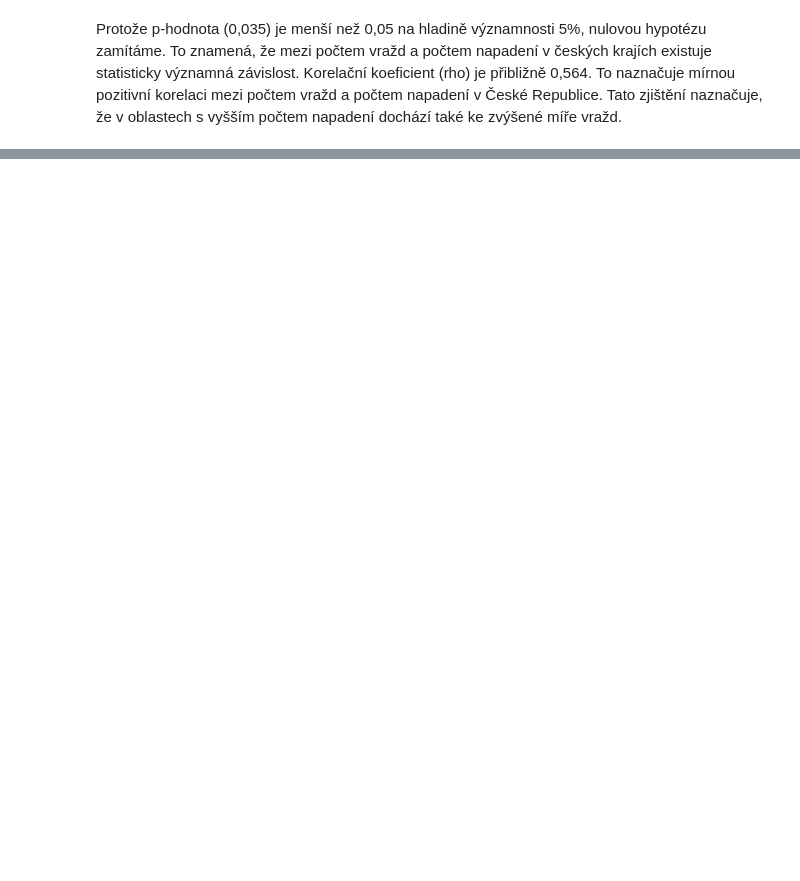
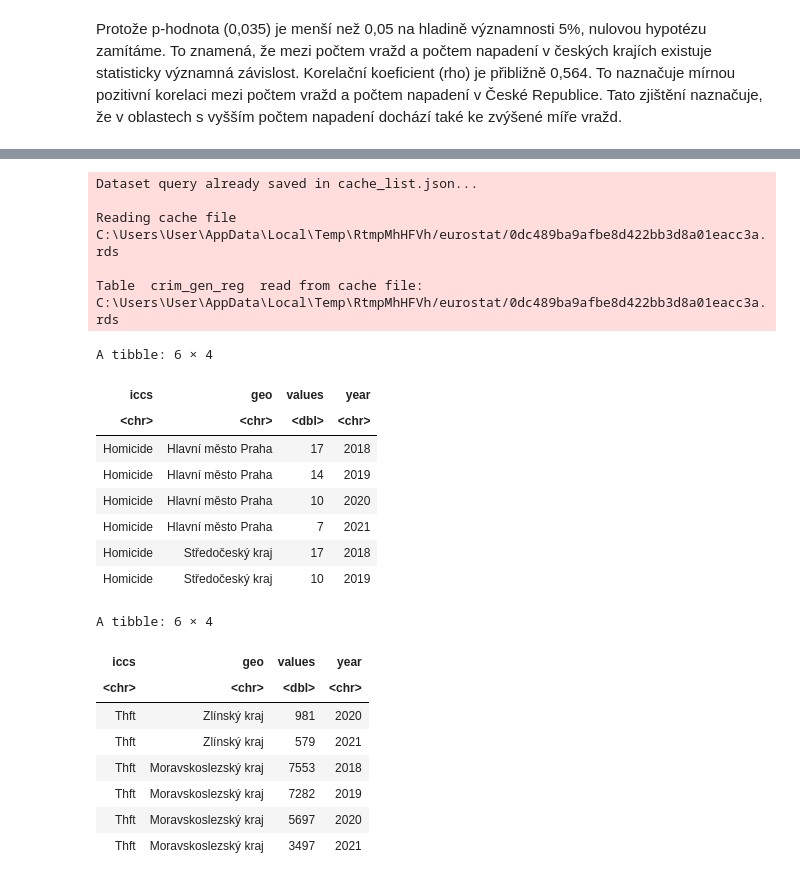
Before and after one commit to xsenyaaax/practicalStatistics, a Jupyter notebook: semestral-project.ipynb, the cells around one changed output, grey strips where cells are left out. Saved outputs shown, nothing was run; the diff lists cells and outputs as text; code cells hidden in the pictures; blank space fills up the shorter version.

```diff
--- a/semestral-project.ipynb
+++ b/semestral-project.ipynb
@@ -578,0 +630,54 @@ Tato zjištění naznačuje, že v oblastech s vyšším počtem napadení doch
+# %%
+# Download data
+data <- get_eurostat(id = "crim_gen_reg")
+
+# choose only required data and remove unneccesary columns
+data$TIME_PERIOD <- as.Date(data$TIME_PERIOD)
+czech_data_period <- data %>%
+  filter(geo %in% nuts3_cz, TIME_PERIOD >= "2018-01-01")
+czech_data_period$freq <- NULL
+czech_data_period <- czech_data_period[czech_data_period$unit != "P_HTHAB", ]
+czech_data_period$unit <- NULL
+czech_data_period$year <- format(czech_data_period$TIME_PERIOD, "%Y")
+czech_data_period$TIME_PERIOD <- NULL
+
+czech_data_period <- czech_data_period %>%
+  mutate(iccs = iccs_mapping[iccs])
+czech_data_period$geo <- nuts3_mapping[czech_data_period$geo]
+
+czech_data_period <- czech_data_period %>%
+  filter(iccs != "Burglary of private residential premises" & iccs != "Theft of a motorized land vehicle")
+
+czech_data_period$iccs <- recode(czech_data_period$iccs,
+                                   'Intentional homicide' = 'Homicide',
+                                   'Assault' = 'Asslt',
+                                   'Robbery' = 'Rbry',
+                                   'Burglary' = 'Brglry',
+                                   'Theft' = 'Thft')
+
+head(czech_data_period)
+tail(czech_data_period)
+# %% [output]
+Dataset query already saved in cache_list.json...
+
+Reading cache file C:\Users\User\AppData\Local\Temp\RtmpMhHFVh/eurostat/0dc489ba9afbe8d422bb3d8a01eacc3a.rds
+
+Table  crim_gen_reg  read from cache file:  C:\Users\User\AppData\Local\Temp\RtmpMhHFVh/eurostat/0dc489ba9afbe8d422bb3d8a01eacc3a.rds
+A tibble: 6 × 4
+| iccs | geo | values | year |
+| <chr> | <chr> | <dbl> | <chr> |
+| Homicide | Hlavní město Praha | 17 | 2018 |
+| Homicide | Hlavní město Praha | 14 | 2019 |
+| Homicide | Hlavní město Praha | 10 | 2020 |
+| Homicide | Hlavní město Praha | 7 | 2021 |
+| Homicide | Středočeský kraj | 17 | 2018 |
+| Homicide | Středočeský kraj | 10 | 2019 |
+A tibble: 6 × 4
+| iccs | geo | values | year |
+| <chr> | <chr> | <dbl> | <chr> |
+| Thft | Zlínský kraj | 981 | 2020 |
+| Thft | Zlínský kraj | 579 | 2021 |
+| Thft | Moravskoslezský kraj | 7553 | 2018 |
+| Thft | Moravskoslezský kraj | 7282 | 2019 |
+| Thft | Moravskoslezský kraj | 5697 | 2020 |
+| Thft | Moravskoslezský kraj | 3497 | 2021 |
```
Also changed, not shown: parts of 28 cells of this notebook.
